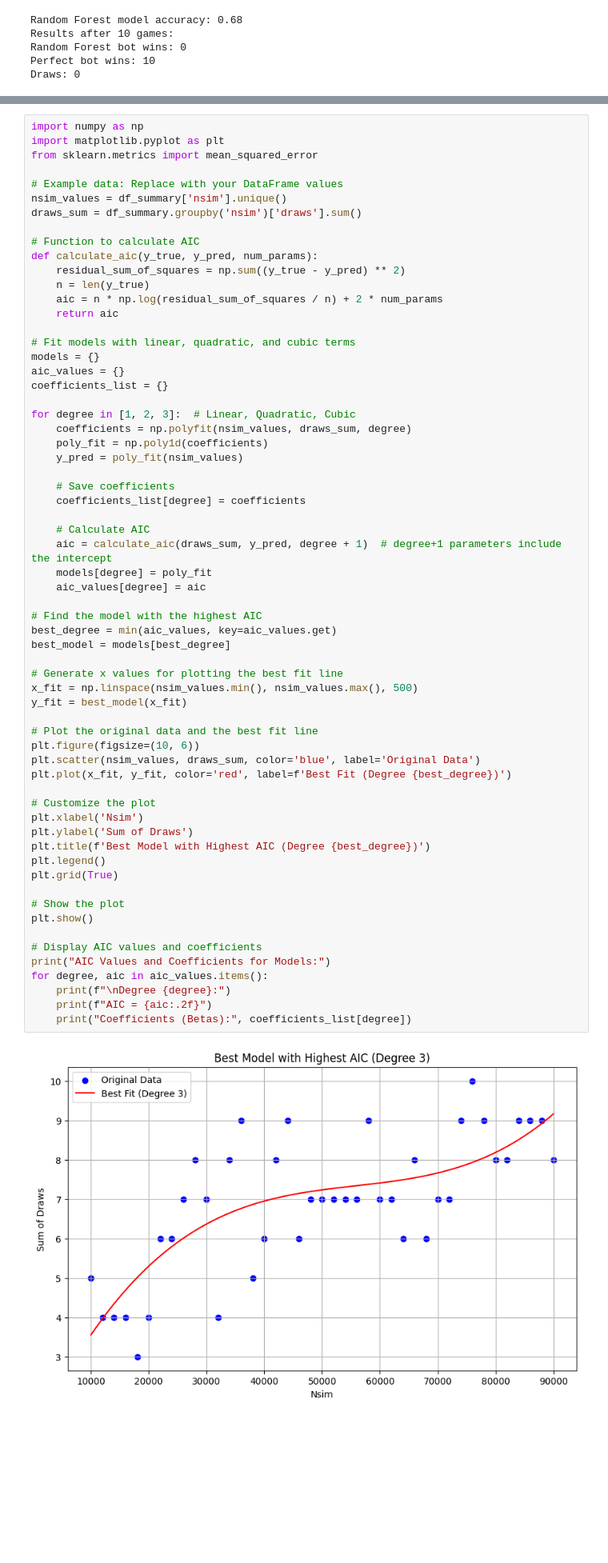
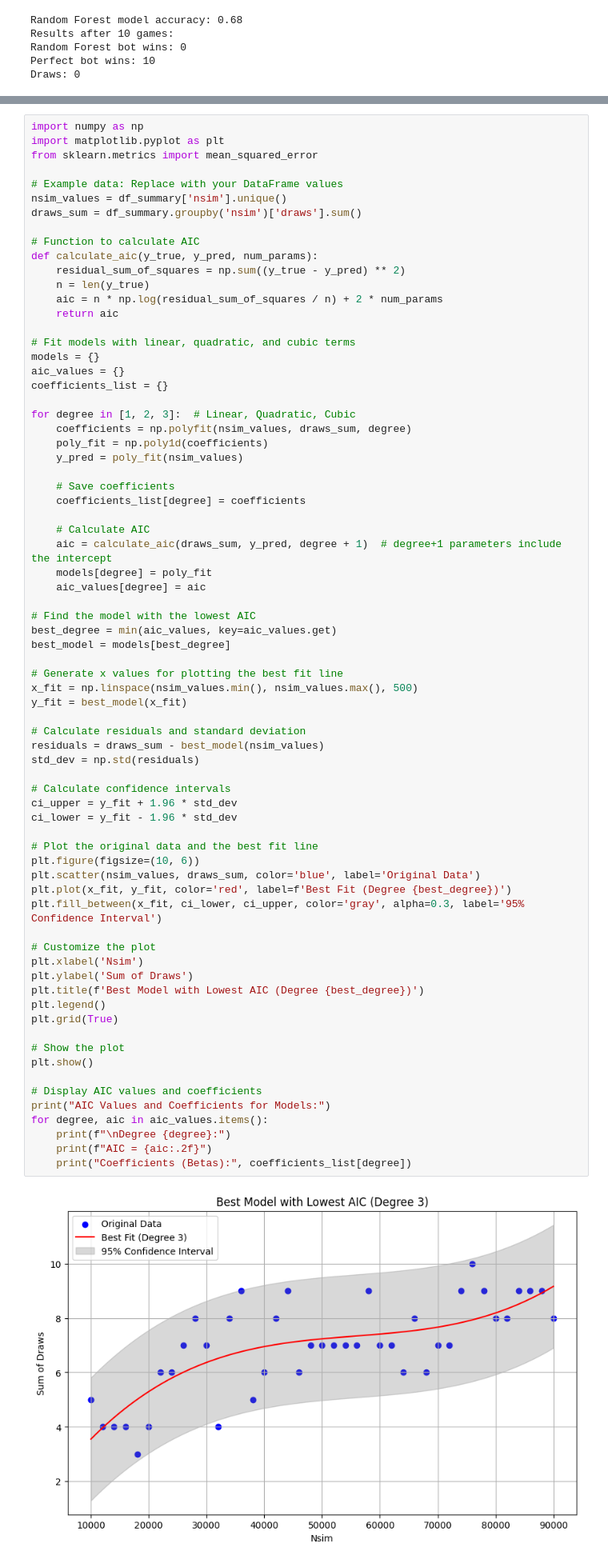
Before and after one commit to IanKeilman/TTTbot-, a Jupyter notebook: jic-jac-joe.ipynb, the cells around one changed output, grey strips where cells are left out. Shown: that part at 80% size. Cells and saved outputs as stored; diff of their text form; blank space fills up the shorter version.

```diff
--- a/jic-jac-joe.ipynb
+++ b/jic-jac-joe.ipynb
@@ -839,37 +839,46 @@ for degree in [1, 2, 3]:  # Linear, Quadratic, Cubic
     models[degree] = poly_fit
     aic_values[degree] = aic
 
-# Find the model with the highest AIC
+# Find the model with the lowest AIC
 best_degree = min(aic_values, key=aic_values.get)
 best_model = models[best_degree]
 
 # Generate x values for plotting the best fit line
 x_fit = np.linspace(nsim_values.min(), nsim_values.max(), 500)
 y_fit = best_model(x_fit)
 
+# Calculate residuals and standard deviation
+residuals = draws_sum - best_model(nsim_values)
+std_dev = np.std(residuals)
+
+# Calculate confidence intervals
+ci_upper = y_fit + 1.96 * std_dev
+ci_lower = y_fit - 1.96 * std_dev
+
 # Plot the original data and the best fit line
 plt.figure(figsize=(10, 6))
 plt.scatter(nsim_values, draws_sum, color='blue', label='Original Data')
 plt.plot(x_fit, y_fit, color='red', label=f'Best Fit (Degree {best_degree})')
+plt.fill_between(x_fit, ci_lower, ci_upper, color='gray', alpha=0.3, label='95% Confidence Interval')
 
 # Customize the plot
 plt.xlabel('Nsim')
 plt.ylabel('Sum of Draws')
-plt.title(f'Best Model with Highest AIC (Degree {best_degree})')
+plt.title(f'Best Model with Lowest AIC (Degree {best_degree})')
 plt.legend()
 plt.grid(True)
 
 # Show the plot
 plt.show()
 
 # Display AIC values and coefficients
 print("AIC Values and Coefficients for Models:")
 for degree, aic in aic_values.items():
     print(f"\nDegree {degree}:")
     print(f"AIC = {aic:.2f}")
     print("Coefficients (Betas):", coefficients_list[degree])
 # %% [output]
-[figure, old version]
+[figure, new version]
 AIC Values and Coefficients for Models:
 
 Degree 1:
```
